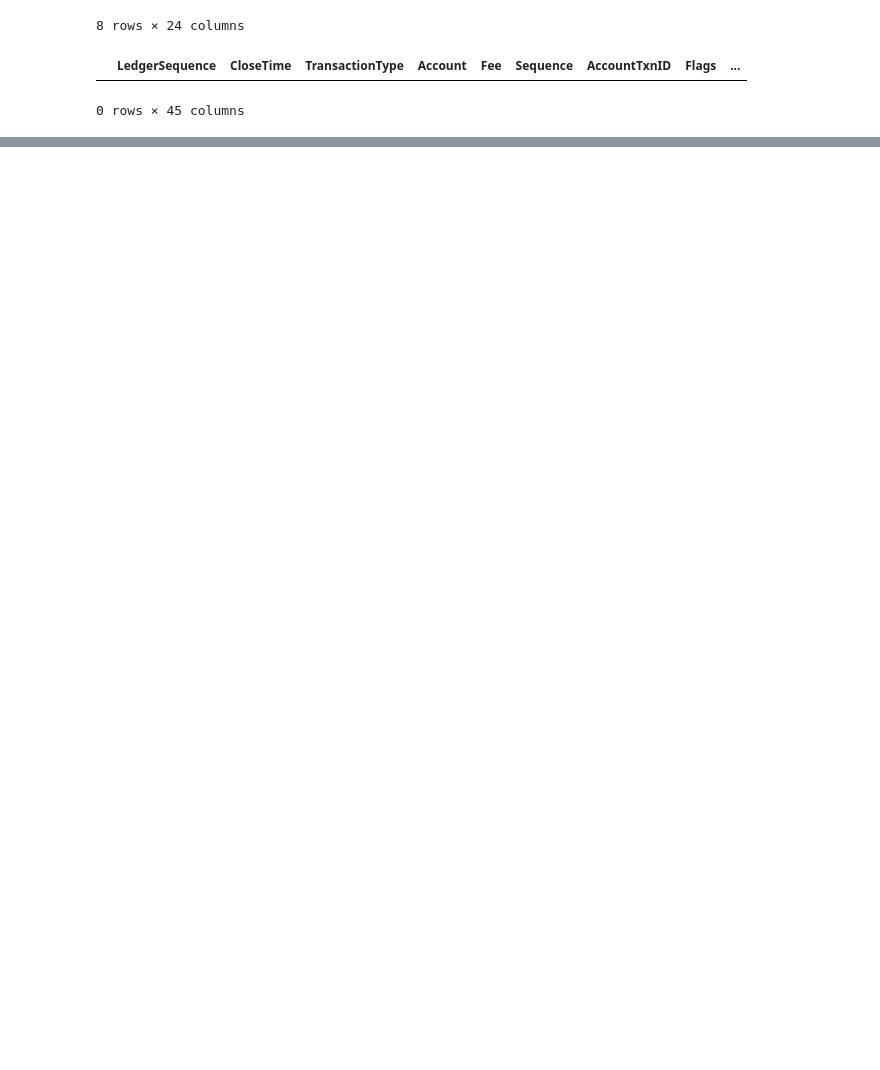
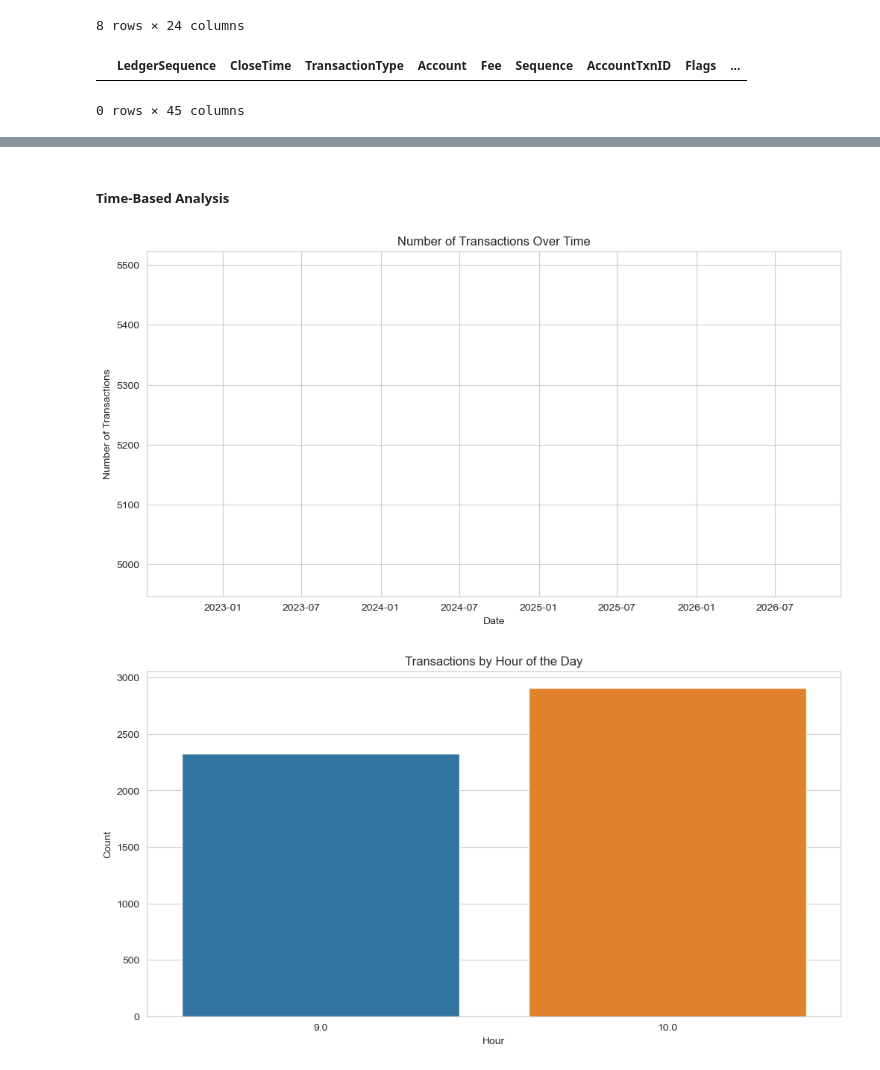
Before and after one commit to xxnado/XRP-Ledger-Analytics, a Jupyter notebook: PreProcessing.ipynb, the cells around one changed output, grey strips where cells are left out. Saved outputs shown, nothing was run; the diff lists cells and outputs as text; code cells hidden in the pictures; blank space fills up the shorter version.

```diff
--- a/PreProcessing.ipynb
+++ b/PreProcessing.ipynb
@@ -378,0 +457,53 @@ dtype: float64
+# %% [markdown]
+##### Time-Based Analysis
+# %%
+import matplotlib.pyplot as plt
+import seaborn as sns
+import pandas as pd
+
+# Assuming df['CloseTime'] is already in datetime format
+# Extract date and time features
+df['CloseDate'] = df['CloseTime'].dt.date
+df['CloseHour'] = df['CloseTime'].dt.hour
+
+# Extract day of the week (0=Monday, 1=Tuesday, ..., 6=Sunday)
+df['CloseDayOfWeek'] = df['CloseTime'].dt.dayofweek
+
+# Extract day of the month
+df['CloseDayOfMonth'] = df['CloseTime'].dt.day
+
+# Plot transactions over time
+plt.figure(figsize=(12, 6))
+df.groupby('CloseDate').size().plot()
+plt.title('Number of Transactions Over Time')
+plt.xlabel('Date')
+plt.ylabel('Number of Transactions')
+plt.show()
+
+# Transaction distribution by hour
+plt.figure(figsize=(12, 6))
+sns.countplot(x='CloseHour', data=df)
+plt.title('Transactions by Hour of the Day')
+plt.xlabel('Hour')
+plt.ylabel('Count')
+plt.show()
+
+# Transaction distribution by day of the week
+plt.figure(figsize=(12, 6))
+sns.countplot(x='CloseDayOfWeek', data=df)
+plt.title('Transactions by Day of the Week')
+plt.xlabel('Day of the Week (0=Monday, 6=Sunday)')
+plt.ylabel('Count')
+plt.xticks(ticks=[0, 1, 2, 3, 4, 5, 6], labels=['Mon', 'Tue', 'Wed', 'Thu', 'Fri', 'Sat', 'Sun'])
+plt.show()
+
+# Transaction distribution by day of the month
+plt.figure(figsize=(12, 6))
+sns.countplot(x='CloseDayOfMonth', data=df)
+plt.title('Transactions by Day of the Month')
+plt.xlabel('Day of the Month')
+plt.ylabel('Count')
+plt.show()
+# %% [output]
+[figure, added]
+[figure, added]
```
Also changed, not shown: parts of 32 cells of this notebook.
